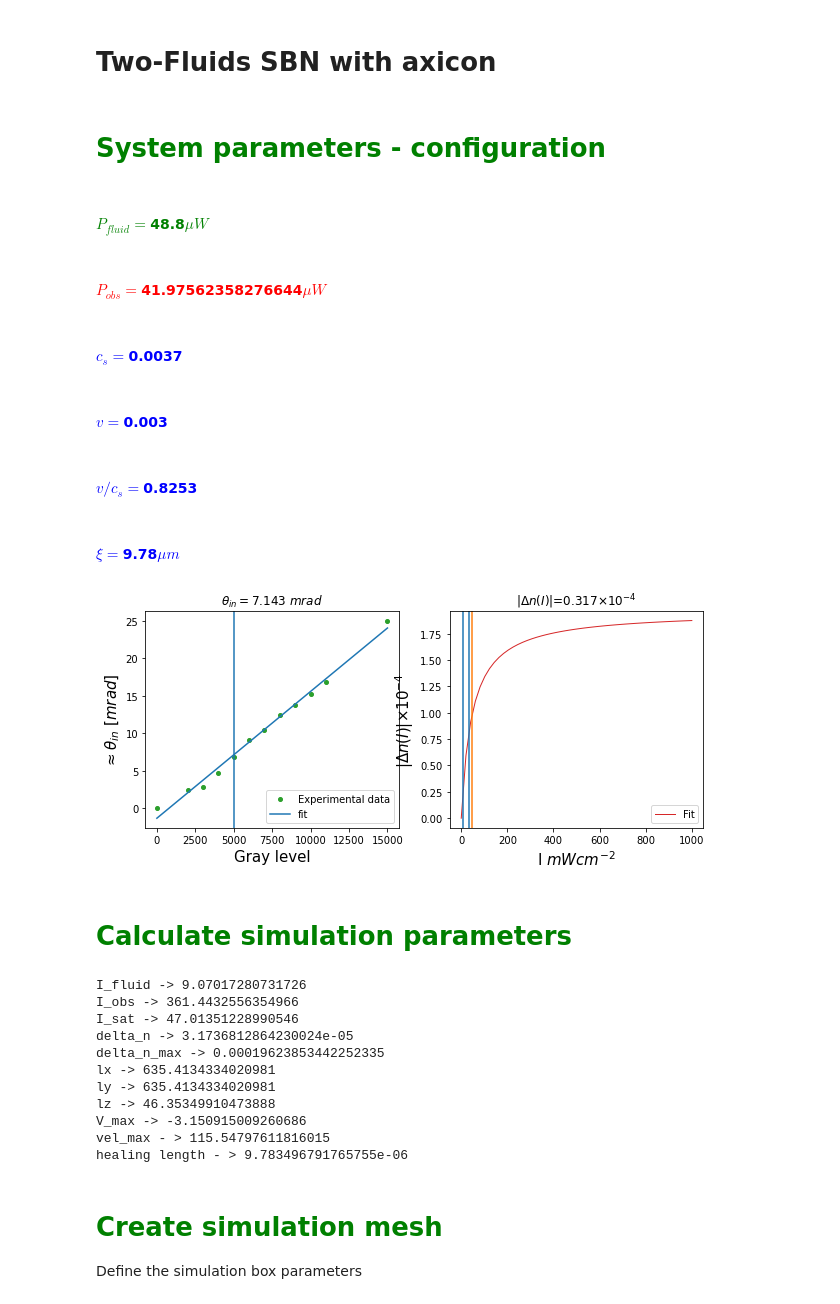
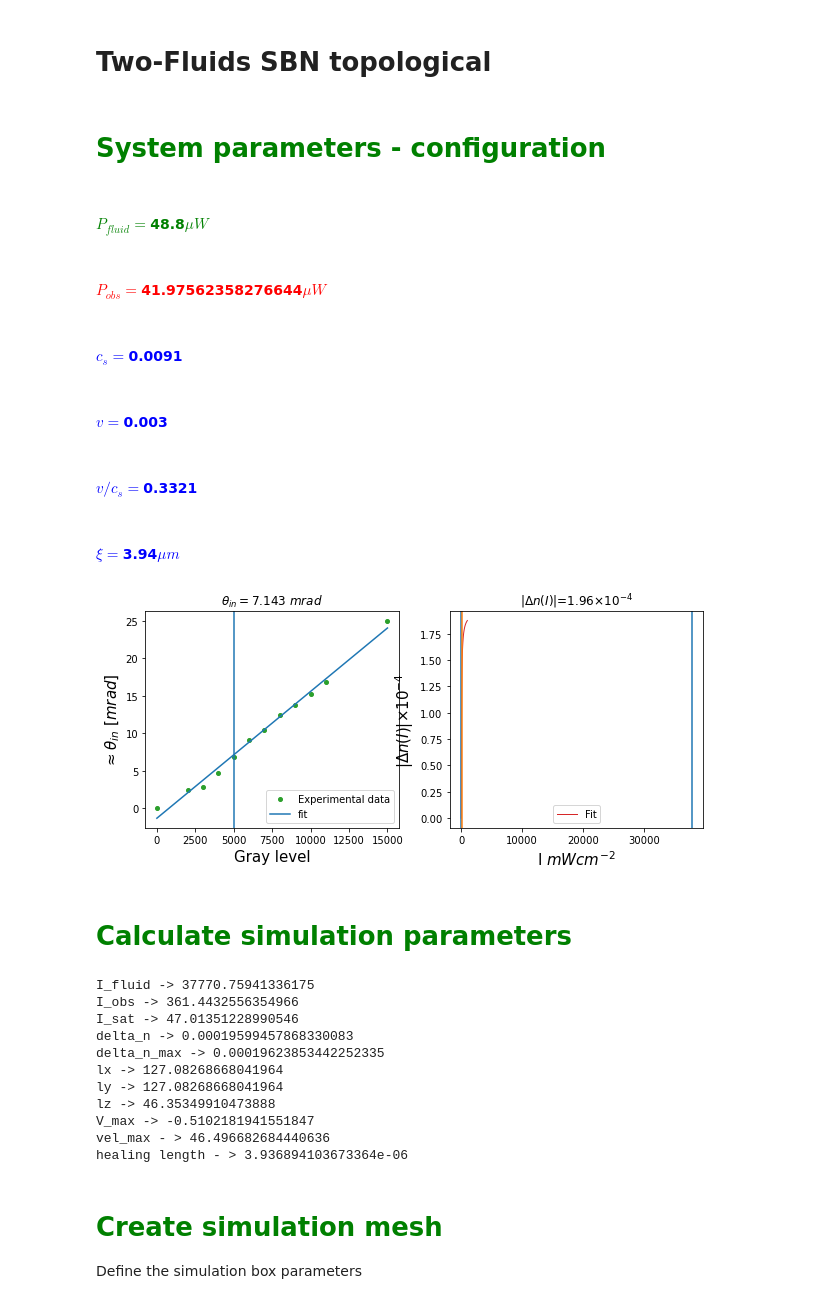
Before and after one commit to nunoazevedosilva/SBN, a Jupyter notebook: SBN_Simulation_topological.ipynb, the cells around one changed output. Cells and saved outputs as stored; diff of their text form; code cells hidden in the pictures.

```diff
--- a/SBN_Simulation_topological.ipynb
+++ b/SBN_Simulation_topological.ipynb
@@ -1,5 +1,5 @@
 # %% [markdown]
-# Two-Fluids SBN with axicon
+# Two-Fluids SBN topological
 # %%
 %load_ext autoreload
 %autoreload 1
@@ -45,9 +45,12 @@ GL = 5000
 #Scaling factor of the power meter
 power_meter_factor = 1.34+1.6*0
 
+d_lattice = 30e-4
+
+
 P_green_beam = 48.8 #muW
 P_green_beam_corrected = power_meter_factor*P_green_beam
-w = 619.5e-4 #cm
+w = 0.32*d_lattice #cm
 
 #Red beam parameters
 P_red_beam = 50.2 #muW
@@ -120,37 +123,37 @@ plt.title("|$\Delta n(I)$|=" + str(np.round(delta_n_f(I_fluid, *delta_n_params)/
 
 I_theo = np.linspace(0, 1000)
 plt.plot(I_theo, delta_n_f(I_theo, *delta_n_params)/1e-4, linewidth=1, label='Fit', color="tab:red")
 plt.axvline(x=I_fluid)
 plt.axvline(x=70.840/2)
 plt.axvline(x=delta_n_params[-1], color="tab:orange")
 plt.xlabel("I $mWcm^{-2}$", fontsize=15)
 plt.ylabel("|$\Delta n(I)$|$\\times 10^{-4}$", fontsize=15)
 plt.legend(loc=0)
 
 plt.tight_layout()
 
 ne = 2.36
 k0 = 2.0*np.pi/(532e-9)
 cs = np.sqrt(delta_n_f(I_fluid, *delta_n_params)/ne)
 fluid_velocity = linear_fit(np.array(GL), *popt_x_ve)/ne
 healing_length = 1.0/(ne*k0*cs)
 
 printmd("$P_{fluid}=$" + str(P_green_beam) + "$\mu W$", color="green")
 printmd("$P_{obs}=$" + str(P_red_beam) + "$\mu W$", color="red")
 
 printmd("$c_s=$" + str(np.round(cs,4)), color="blue")
 printmd("$v=$" + str(np.round(fluid_velocity,4)), color="blue")
 printmd("$v/c_s=$" + str(np.round(fluid_velocity/cs,4)), color="blue")
 
 printmd("$\\xi=$" + str(np.round(healing_length/(1e-6),2)) + "$\\mu m$", color="blue")
 # %% [output]
 #### <span style='color:green'>$P_{fluid}=$48.8$\mu W$</span>
 #### <span style='color:red'>$P_{obs}=$41.97562358276644$\mu W$</span>
-#### <span style='color:blue'>$c_s=$0.0037</span>
+#### <span style='color:blue'>$c_s=$0.0091</span>
 #### <span style='color:blue'>$v=$0.003</span>
-#### <span style='color:blue'>$v/c_s=$0.8253</span>
+#### <span style='color:blue'>$v/c_s=$0.3321</span>
-#### <span style='color:blue'>$\xi=$9.78$\mu m$</span>
+#### <span style='color:blue'>$\xi=$3.94$\mu m$</span>
-[figure, old version]
+[figure, new version]
 # %% [markdown]
 # <font color='green'>Calculate simulation parameters</font>
 # %%
@@ -193,8 +196,8 @@ factor_z = kf*delta_n_max
 
 ##################################################
 #Crystal Size
-lx = 2.5*10**-3
-ly = 2.5*10**-3
+lx = 0.5*10**-3
+ly = 0.5*10**-3
 lz = 20*10**-3
 
 #in adimensional units
@@ -220,17 +223,17 @@ print("V_max -> "+ str(Vmax))
 print('vel_max - > ' + str(vel_max))
 print('healing length - > ' + str(hl))
 # %% [output]
-I_fluid -> 9.07017280731726
+I_fluid -> 37770.75941336175
 I_obs -> 361.4432556354966
 I_sat -> 47.01351228990546
-delta_n -> 3.1736812864230024e-05
+delta_n -> 0.00019599457868330083
 delta_n_max -> 0.00019623853442252335
-lx -> 635.4134334020981
-ly -> 635.4134334020981
+lx -> 127.08268668041964
+ly -> 127.08268668041964
 lz -> 46.35349910473888
-V_max -> -3.150915009260686
-vel_max - > 115.54797611816015
-healing length - > 9.783496791765755e-06
+V_max -> -0.5102181941551847
+vel_max - > 46.496682684440636
+healing length - > 3.936894103673364e-06
 # %% [markdown]
 # <font color='green'>Create simulation mesh</font>
 
```
Also changed, not shown: parts of 20 cells of this notebook, 3 other files.
